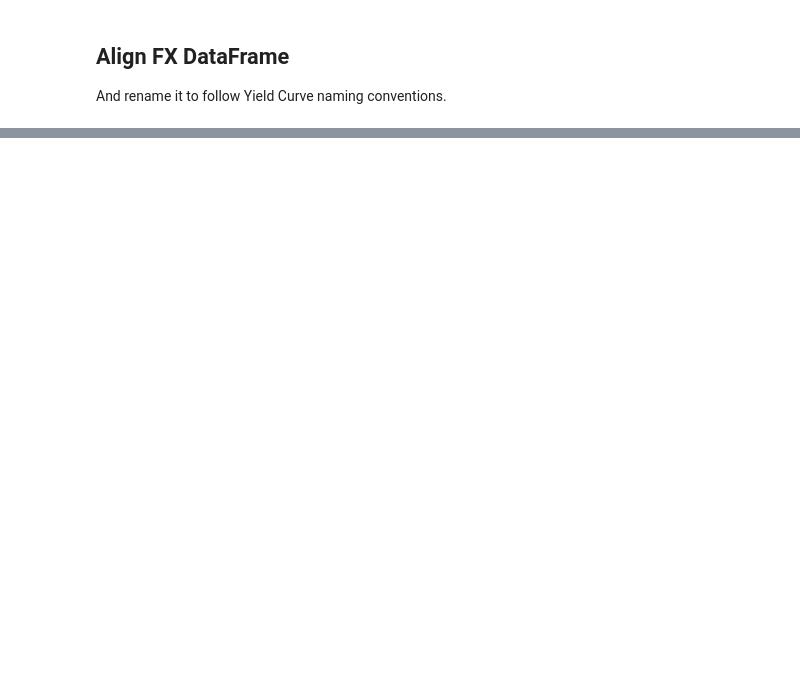
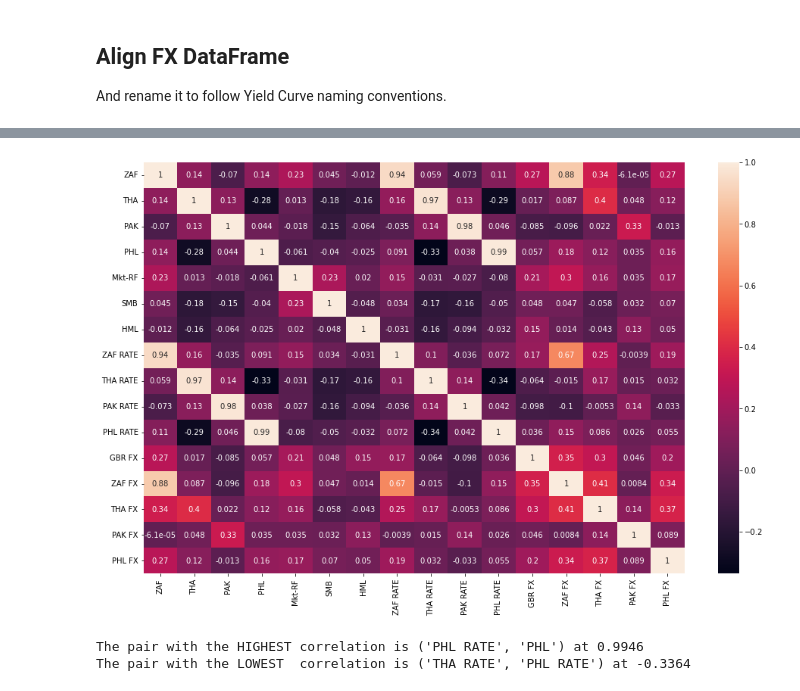
Before and after one commit to philipwlee/regquant, a Jupyter notebook: hw5_fx_carry/hw5_fx_carry_philip_lee_12129240.ipynb, the cells around one changed output, grey strips where cells are left out. Saved outputs shown, nothing was run; the diff lists cells and outputs as text; code cells hidden in the pictures; blank space fills up the shorter version.

```diff
--- a/hw5_fx_carry/hw5_fx_carry_philip_lee_12129240.ipynb
+++ b/hw5_fx_carry/hw5_fx_carry_philip_lee_12129240.ipynb
@@ -233,0 +267,8 @@ temp.iloc[:, 1:].gt(temp["GBR"]+0.005, axis=0).astype(int).plot()
+# %%
+ff_raw = pdr.data.DataReader(FF_TABLE, FF_DB, START_DATE, END_DATE)
+
+f_ret = np.log(ff_raw[0] / 100 + 1)
+f_ret.index.name = "date"
+f_level = np.exp(f_ret.cumsum())
+
+ff = f_ret.resample("W-Wed").sum().drop(columns="RF")
@@ -233,0 +333,17 @@ temp.iloc[:, 1:].gt(temp["GBR"]+0.005, axis=0).astype(int).plot()
+# %%
+vol_decomp = []
+
+mkt_vol = pd.DataFrame()
+mkt_vol["MKT"] = ff["Mkt-RF"]
+mkt_vol["MKT_VOL"] = ff["Mkt-RF"]**2
+mkt_vol["CALL"] = ff["Mkt-RF"] * (ff["Mkt-RF"] > 0).astype(int)
+mkt_vol["PUT"] = ff["Mkt-RF"] * (ff["Mkt-RF"] < 0).astype(int)
+
+for c in carry.adj_ret.columns:
+    strat = carry.adj_ret[[c]].dropna()-1
+    sd, ed = strat.index[0], strat.index[-1]
+    res, reg = portstats_bm(strat, mkt_vol.loc[sd:ed,:], 52)
+    vol_decomp.append(res)
+
+vol_decomp = pd.concat(vol_decomp)
+vol_decomp[["alpha"] + [c for c in vol_decomp.columns if "beta" in c]+["r2"]]
@@ -233,0 +362,24 @@ temp.iloc[:, 1:].gt(temp["GBR"]+0.005, axis=0).astype(int).plot()
+# %%
+def disp_corr(df):
+    c = df.corr()
+    sns.heatmap(c, annot=True); plt.show()
+
+    cu = c.unstack().sort_values(ascending=False)
+    cu = cu[c.shape[0]:] # There are c.shape[0] 1's in the corr matrix. Skip them.
+
+    print(f"The pair with the HIGHEST correlation is {cu.idxmax()} at {cu.max():.4f}")
+    print(f"The pair with the LOWEST  correlation is {cu.idxmin()} at {cu.min():.4f}")
+
+
+carr = carry.adj_ret.dropna()-1
+ffs = ff.loc[carr.index[0]:carr.index[-1],:]
+rate_fx.columns = [f"{c[1]} {c[0]}" for c in rate_fx.columns]
+rate_fx = rate_fx.loc[carr.index[0]:carr.index[-1],:]
+
+consolidated = pd.concat([carr, ffs, rate_fx], axis=1)
+
+disp_corr(consolidated)
+# %% [output]
+[figure, added]
+The pair with the HIGHEST correlation is ('PHL RATE', 'PHL') at 0.9946
+The pair with the LOWEST  correlation is ('THA RATE', 'PHL RATE') at -0.3364
```
Also changed, not shown: parts of 22 cells of this notebook.
